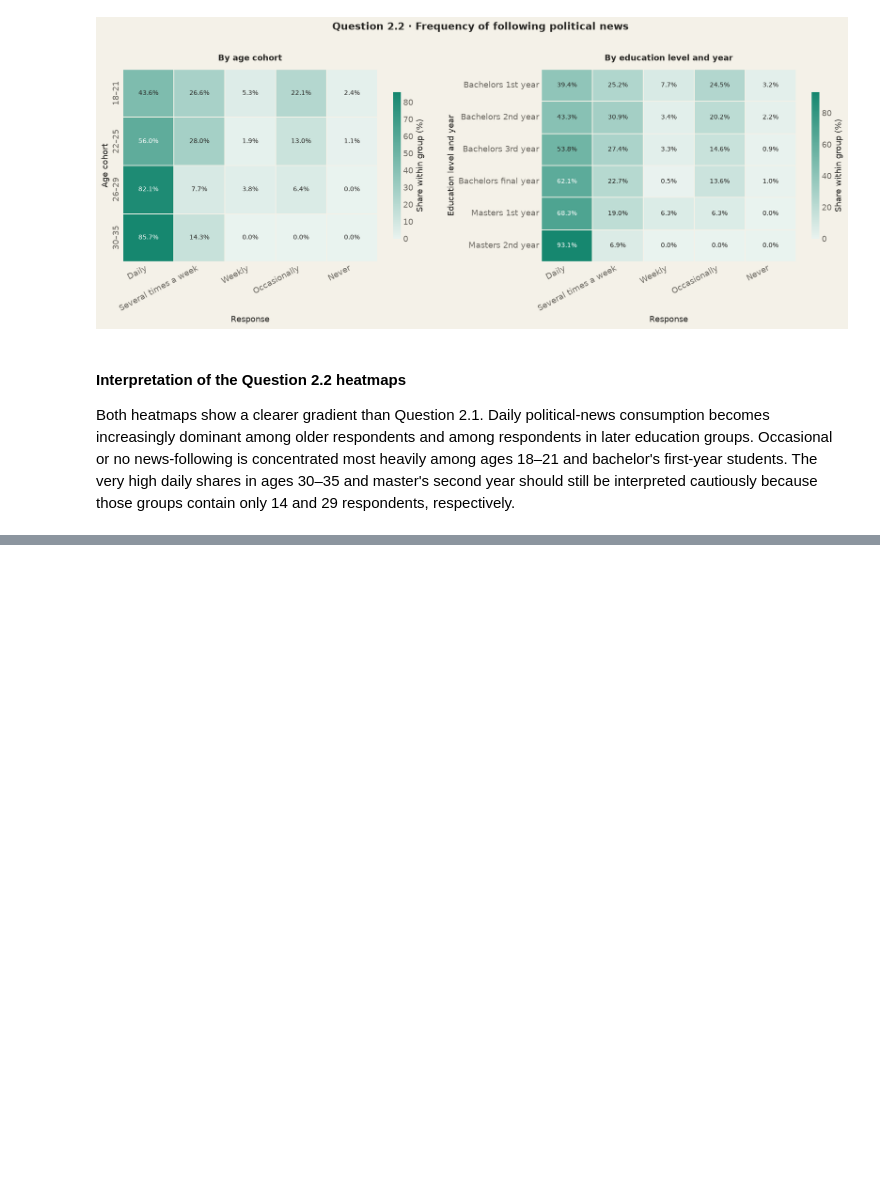
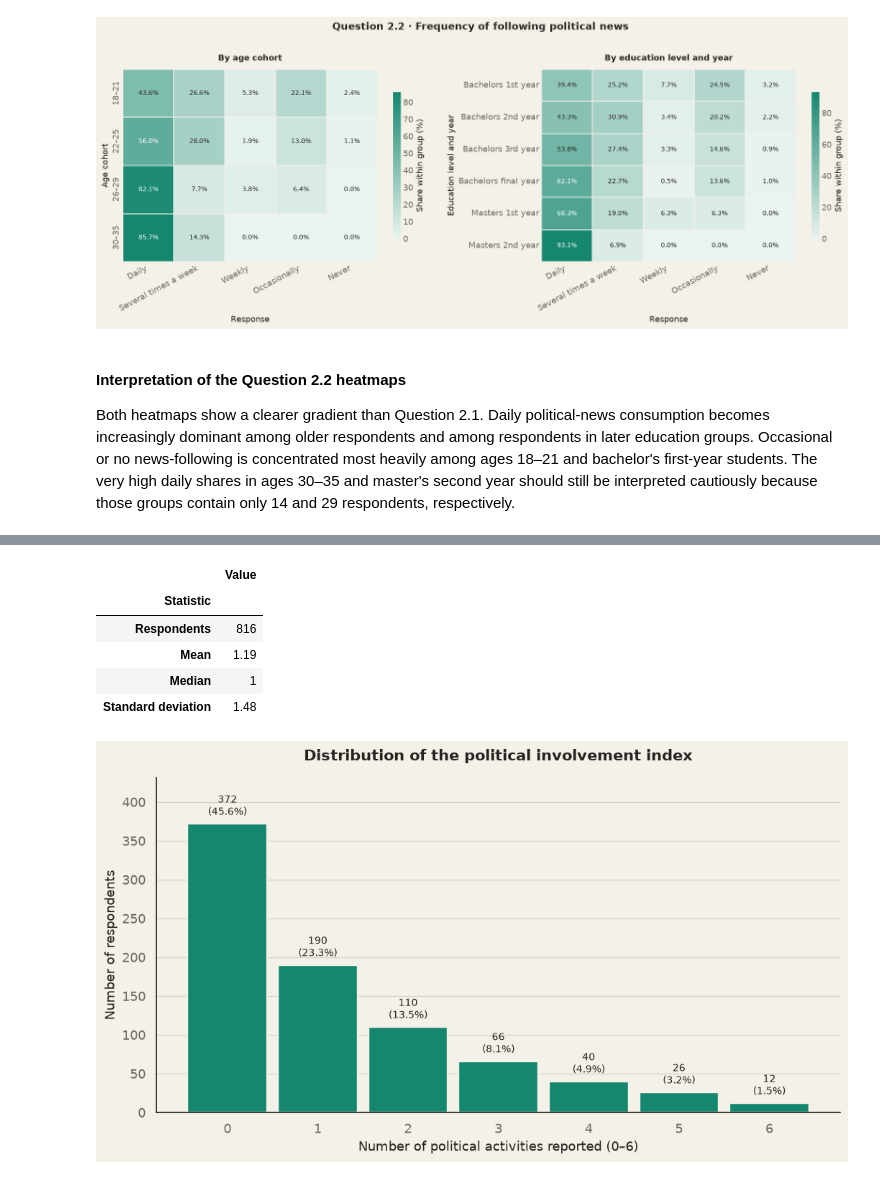
Before and after one commit to acharyaarpan/FNF-student, a Jupyter notebook: 3_analysis/final_report_notebook.ipynb, the cells around one changed output, grey strips where cells are left out. Cells and saved outputs as stored; diff of their text form; code cells hidden in the pictures; blank space fills up the shorter version.

```diff
--- a/3_analysis/final_report_notebook.ipynb
+++ b/3_analysis/final_report_notebook.ipynb
@@ -977,3 +1040,59 @@ display(model_check)
+# %%
+involvement_distribution = (
+    estimation_data["political_involvement"]
+    .astype(int)
+    .value_counts()
+    .reindex(range(7), fill_value=0)
+    .sort_index()
+)
+
+index_summary = pd.DataFrame({
+    "Statistic": ["Respondents", "Mean", "Median", "Standard deviation"],
+    "Value": [
+        f"{len(estimation_data):,}",
+        f"{estimation_data['political_involvement'].mean():.2f}",
+        f"{estimation_data['political_involvement'].median():.0f}",
+        f"{estimation_data['political_involvement'].std():.2f}",
+    ],
+})
+display(index_summary.set_index("Statistic"))
+
+fig, ax = plt.subplots(figsize=(9.2, 5.2))
+counts, bins, patches = ax.hist(
+    estimation_data["political_involvement"],
+    bins=np.arange(-0.5, 7.5, 1),
+    color=REPORT_TEAL,
+    edgecolor=REPORT_BG,
+    linewidth=1.5,
+    rwidth=0.88,
+)
+for count, patch in zip(counts, patches):
+    ax.annotate(
+        f"{int(count)}\n({count / len(estimation_data):.1%})",
+        xy=(patch.get_x() + patch.get_width() / 2, count),
+        xytext=(0, 5),
+        textcoords="offset points",
+        ha="center",
+        va="bottom",
+        fontsize=8.5,
+        color=REPORT_INK,
+    )
+ax.set_xticks(range(7))
+ax.set_xlabel("Number of political activities reported (0–6)")
+ax.set_ylabel("Number of respondents")
+ax.set_ylim(0, max(counts) * 1.16)
+report_title(ax, "Distribution of the political involvement index")
+report_axes(ax, grid_axis="y")
+plt.tight_layout()
+plt.show()
+# %% [output]
+|  | Value |
+| Statistic |  |
+| Respondents | 816 |
+| Mean | 1.19 |
+| Median | 1 |
+| Standard deviation | 1.48 |
+[figure, added]
 # %% [markdown]
 ### Ordered-probit results
 
```
Also changed, not shown: parts of 14 cells of this notebook, 18 other files.
